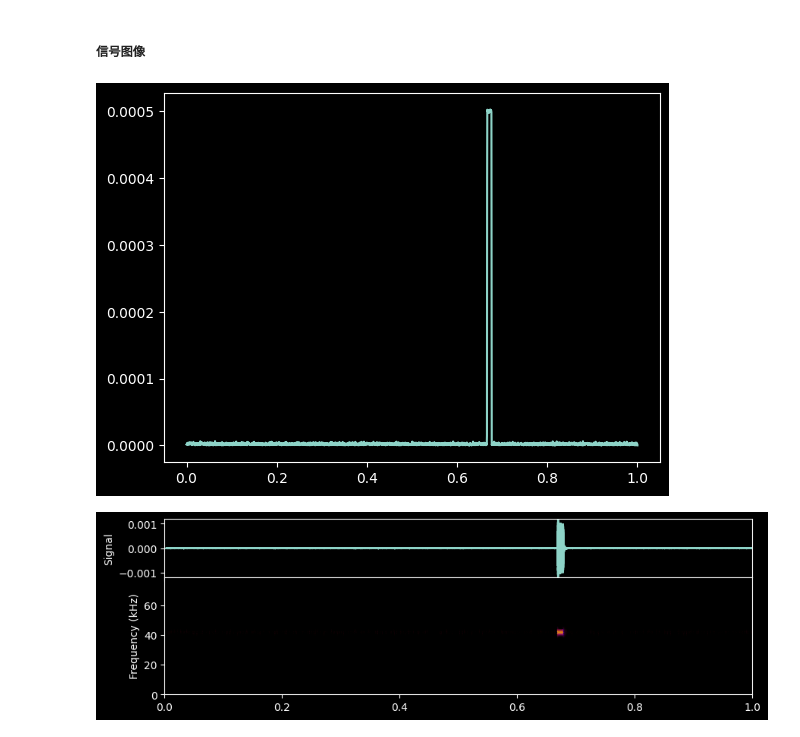
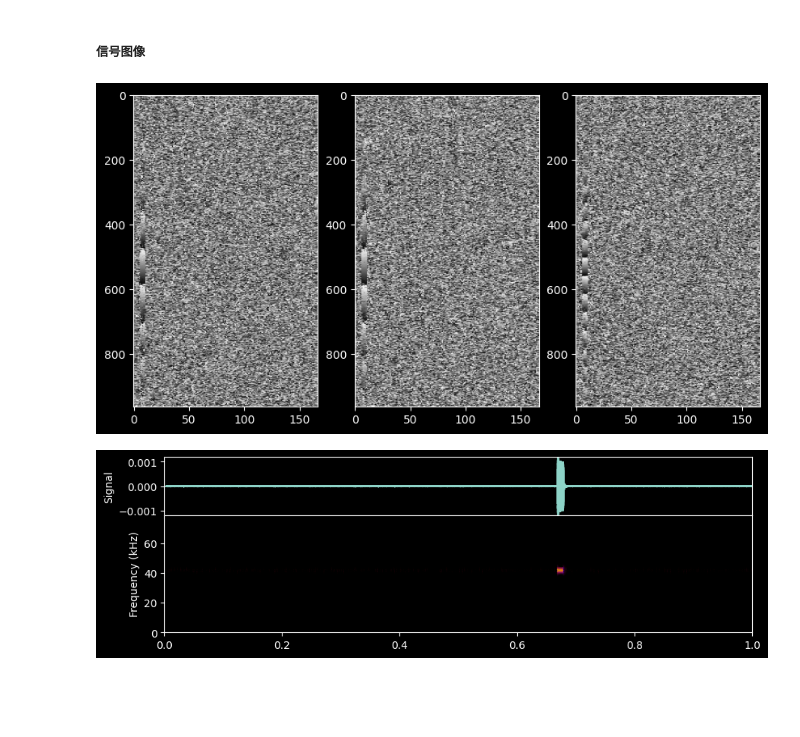
Before and after one commit to LeoJhonSong/ternary-array-passive-bearing, a Jupyter notebook: main.ipynb, the cells around one changed output. Drawn from its saved outputs; the diff is of its cells as text; code cells hidden in the pictures; blank space fills up the shorter version.

```diff
--- a/main.ipynb
+++ b/main.ipynb
@@ -20,7 +21,7 @@ from utils import *
 - 三元阵以相对于三元阵初始坐标轴的速度运动
 # %%
 c = 1500
-fc = 42000  # 声源频率
+fc = 42500  # 声源频率
 sample_interval = 1  # 采样时长
 fs = 8 * fc  # 倍频采样频率
 # fs = 500000  # 500k采样率
@@ -73,15 +74,23 @@ t = np.arange(0, sample_interval, 1 / fs)
 x, r_real, angle_real = array_data_sampler(t, velocity)
 # %% [markdown]
 ##### 信号图像
+# %%
+# %matplotlib widget
+
+import torch
+spectrogram_layer = feature_modules.Spectrogram(fs, 8192).to('cuda')
+cpsd_phase_layer = feature_modules.CPSD_Phase_Spectrogram().to('cuda')
+phase = cpsd_phase_layer(spectrogram_layer(torch.tensor(x).unsqueeze(0).unsqueeze(0).to('cuda'))).cpu().detach().squeeze().numpy()
+from matplotlib.colors import Normalize
+plt.figure(figsize=(10, 5))
+for i in range(3):
+    plt.subplot(1, 3, i+1)
+    plt.imshow(phase[i], aspect='auto', cmap='gray', norm=Normalize(-np.pi, np.pi))
+# %% [output]
+[figure, added]
 # %%
 # tf_plot(x[0], fs)
 # rfft_plot(x[0], fs, fc=37.5e3, bandwidth=2e3)
-# %%
-f, t1, Zxx = signal.stft(x[0], fs)
-plt.plot(t1, np.abs(Zxx[np.argmin(np.abs(f-target_sig.f)),:]))
-plt.show()
-# %% [output]
-[figure, removed]
 # %%
 sos = signal.butter(20, (target_sig.f - 1000, target_sig.f + 1000), 'bandpass', fs=fs, output='sos')
 pow_num = 1
```
Also changed, not shown: parts of 1 cell of this notebook, 3 other files.
